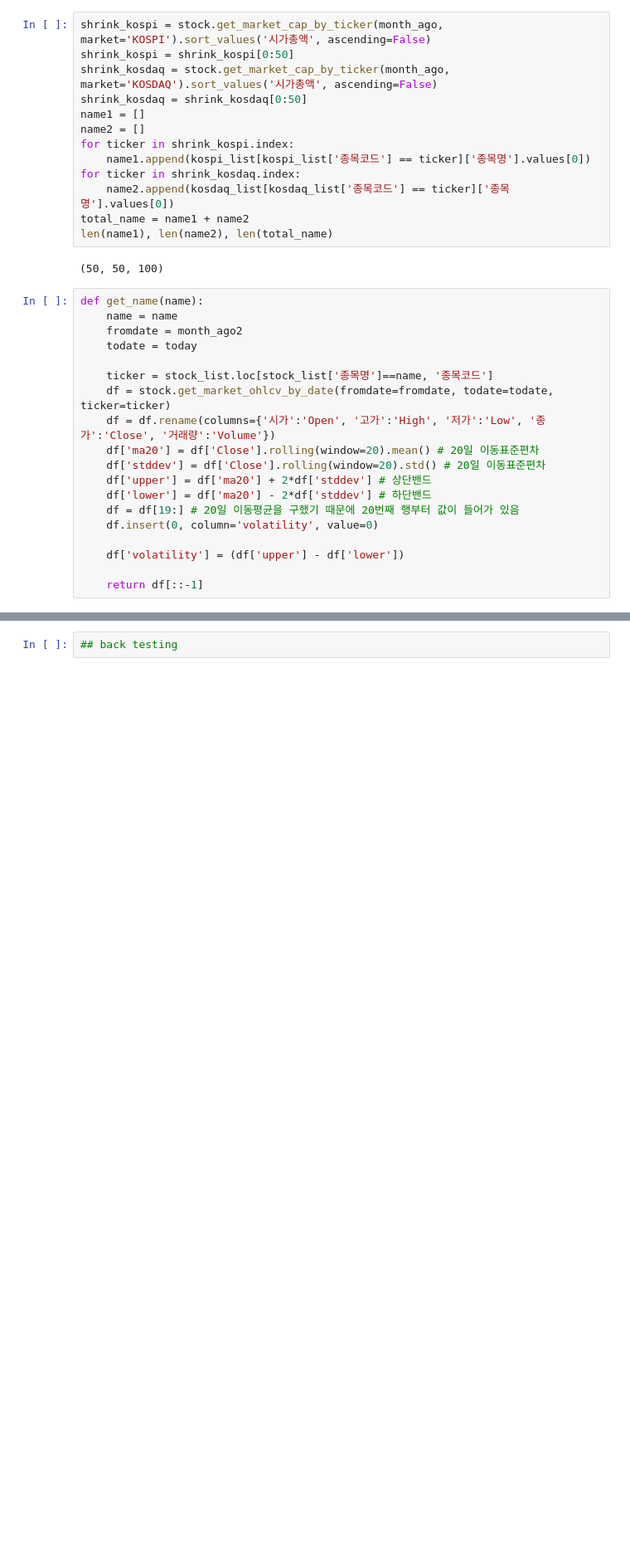
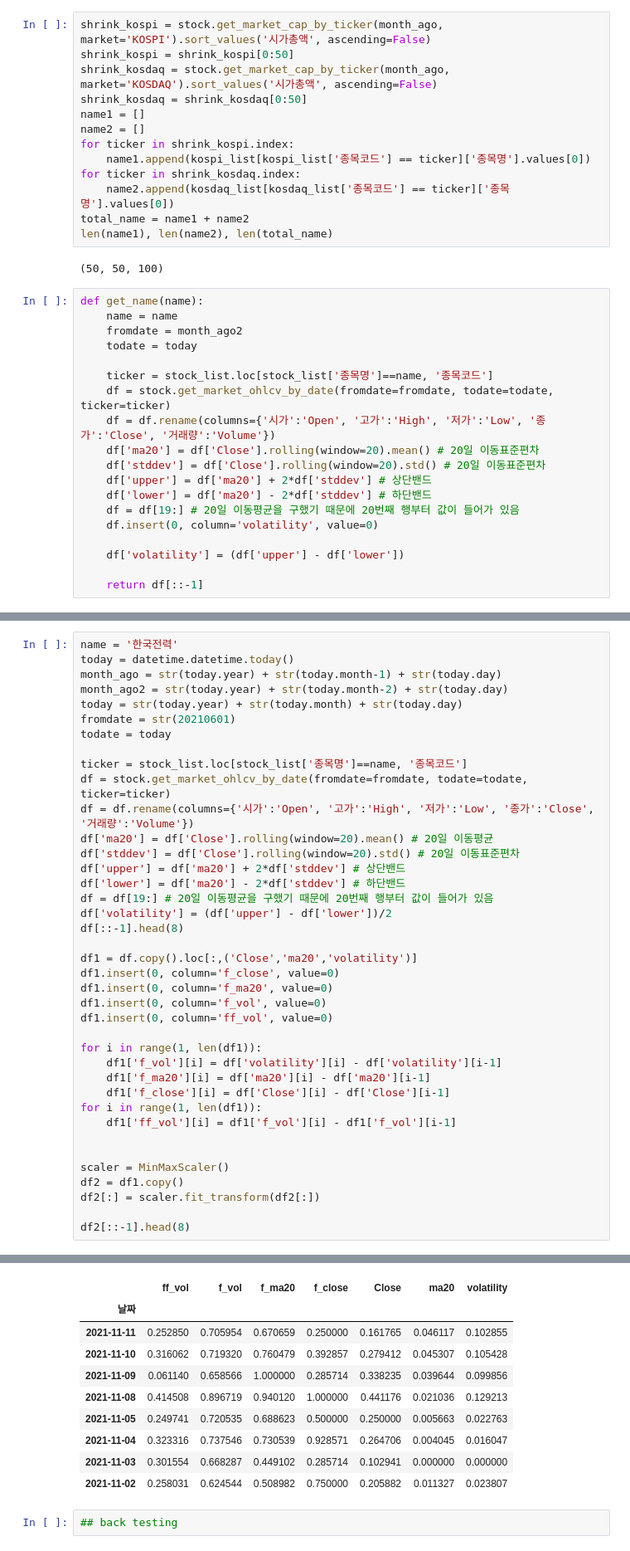
Before and after one commit to ghdakrk/Study_quant, a Jupyter notebook: 3.select_vol.ipynb, the cells around one changed output, grey strips where cells are left out. Shown at 83% size. Cells and saved outputs as stored; diff of their text form; blank space fills up the shorter version.

Commit message:
trading_volume

```diff
--- a/3.select_vol.ipynb
+++ b/3.select_vol.ipynb
@@ -86,0 +87,40 @@ select2
+# %%
+name = '한국전력'
+today = datetime.datetime.today()
+month_ago = str(today.year) + str(today.month-1) + str(today.day)
+month_ago2 = str(today.year) + str(today.month-2) + str(today.day)
+today = str(today.year) + str(today.month) + str(today.day)
+fromdate = str(20210601)
+todate = today
+
+ticker = stock_list.loc[stock_list['종목명']==name, '종목코드']
+df = stock.get_market_ohlcv_by_date(fromdate=fromdate, todate=todate, ticker=ticker)
+df = df.rename(columns={'시가':'Open', '고가':'High', '저가':'Low', '종가':'Close', '거래량':'Volume'})
+df['ma20'] = df['Close'].rolling(window=20).mean() # 20일 이동평균
+df['stddev'] = df['Close'].rolling(window=20).std() # 20일 이동표준편차
+df['upper'] = df['ma20'] + 2*df['stddev'] # 상단밴드
+df['lower'] = df['ma20'] - 2*df['stddev'] # 하단밴드
+df = df[19:] # 20일 이동평균을 구했기 때문에 20번째 행부터 값이 들어가 있음
+df['volatility'] = (df['upper'] - df['lower'])/2
+df[::-1].head(8)
+
+df1 = df.copy().loc[:,('Close','ma20','volatility')]
+df1.insert(0, column='f_close', value=0)
+df1.insert(0, column='f_ma20', value=0)
+df1.insert(0, column='f_vol', value=0)
+df1.insert(0, column='ff_vol', value=0)
+
+for i in range(1, len(df1)):
+    df1['f_vol'][i] = df['volatility'][i] - df['volatility'][i-1]
+    df1['f_ma20'][i] = df['ma20'][i] - df['ma20'][i-1]
+    df1['f_close'][i] = df['Close'][i] - df['Close'][i-1]
+for i in range(1, len(df1)):
+    df1['ff_vol'][i] = df1['f_vol'][i] - df1['f_vol'][i-1]
+
+
+scaler = MinMaxScaler()
+df2 = df1.copy()
+df2[:] = scaler.fit_transform(df2[:])
+
+df2[::-1].head(8)
+# %% [output]
@@ -87,2 +143,12 @@ select2
+|  | ff_vol | f_vol | f_ma20 | f_close | Close | ma20 | volatility |
+| 날짜 |  |  |  |  |  |  |  |
+| 2021-11-11 | 0.252850 | 0.705954 | 0.670659 | 0.250000 | 0.161765 | 0.046117 | 0.102855 |
+| 2021-11-10 | 0.316062 | 0.719320 | 0.760479 | 0.392857 | 0.279412 | 0.045307 | 0.105428 |
+| 2021-11-09 | 0.061140 | 0.658566 | 1.000000 | 0.285714 | 0.338235 | 0.039644 | 0.099856 |
+| 2021-11-08 | 0.414508 | 0.896719 | 0.940120 | 1.000000 | 0.441176 | 0.021036 | 0.129213 |
+| 2021-11-05 | 0.249741 | 0.720535 | 0.688623 | 0.500000 | 0.250000 | 0.005663 | 0.022763 |
+| 2021-11-04 | 0.323316 | 0.737546 | 0.730539 | 0.928571 | 0.264706 | 0.004045 | 0.016047 |
+| 2021-11-03 | 0.301554 | 0.668287 | 0.449102 | 0.285714 | 0.102941 | 0.000000 | 0.000000 |
+| 2021-11-02 | 0.258031 | 0.624544 | 0.508982 | 0.750000 | 0.205882 | 0.011327 | 0.023807 |
 # %%
 ## back testing
```
Also changed, not shown: parts of 4 cells of this notebook, 4 other files.
